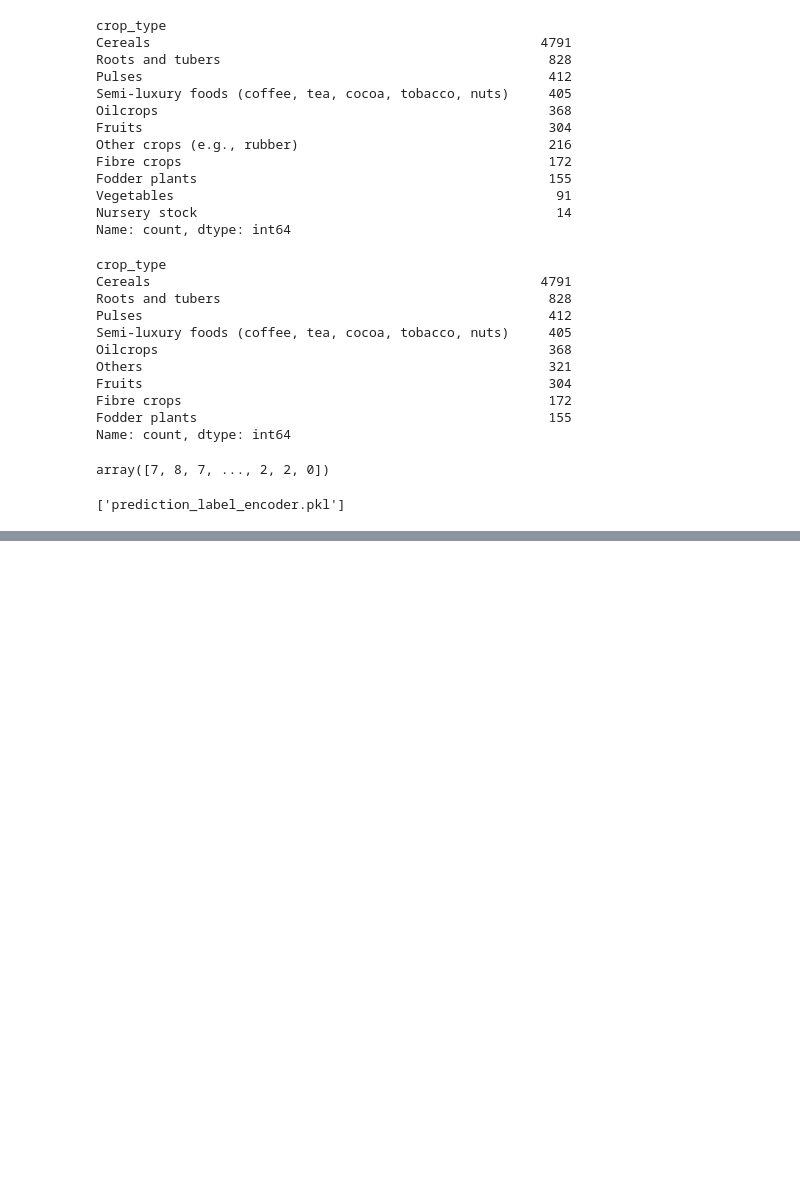
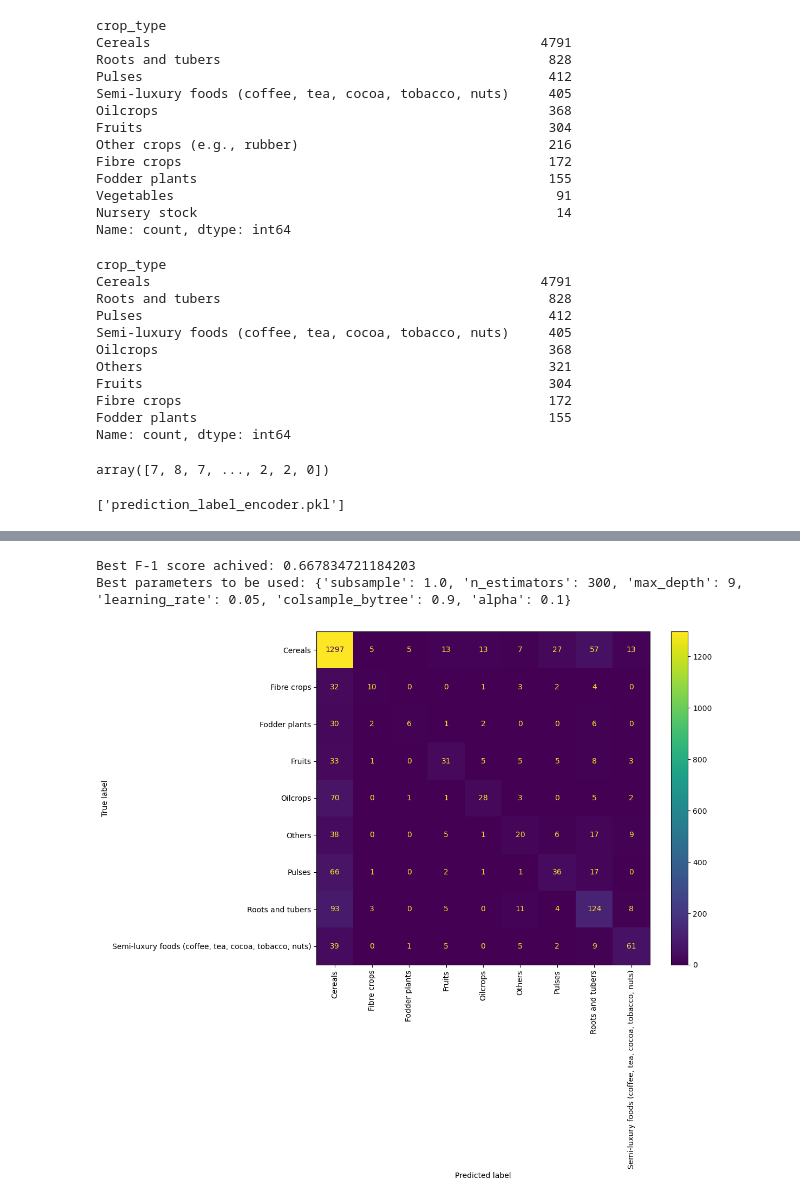
Before and after one commit to naythe10/nathan-crop-predictor-demo, a Jupyter notebook: ml_training.ipynb, the cells around one changed output, grey strips where cells are left out. Cells and saved outputs as stored; diff of their text form; code cells hidden in the pictures; blank space fills up the shorter version.

```diff
--- a/ml_training.ipynb
+++ b/ml_training.ipynb
@@ -386,0 +446,27 @@ joblib.dump(le, 'prediction_label_encoder.pkl')
+# %%
+#Hyperparameter tuning
+from sklearn.model_selection import RandomizedSearchCV
+params = {
+    'n_estimators': [100, 200, 300, 500],
+    'max_depth': [3, 5, 7, 9],
+    'learning_rate': [0.01, 0.05, 0.1, 0.2],
+    'alpha': [0, 0.1, 0.5, 1],
+    'subsample': [0.8, 0.9, 1.0],
+    'colsample_bytree': [0.8, 0.9, 1.0]
+}
+# %%
+base_model = XGBClassifier(objective= 'multi:softprob', random_state = 42)
+
+random_search = RandomizedSearchCV(
+    estimator = model,
+    param_distributions= params,
+    n_iter= 20,
+    scoring='f1_weighted',
+    cv=3,
+    verbose= 2,
+    random_state= 42,
+    n_jobs= -1
+)
+# %%
+print("HPT initializeing...")
+random_search.fit(x_train, y_train)
@@ -386,0 +493,20 @@ joblib.dump(le, 'prediction_label_encoder.pkl')
+# %%
+print(f"Best F-1 score achived: {random_search.best_score_}")
+print(f"Best parameters to be used: {random_search.best_params_}")
+# %% [output]
+Best F-1 score achived: 0.667834721184203
+Best parameters to be used: {'subsample': 1.0, 'n_estimators': 300, 'max_depth': 9, 'learning_rate': 0.05, 'colsample_bytree': 0.9, 'alpha': 0.1}
+# %%
+best_model = random_search.best_estimator_
+# %%
+fig, ax = plt.subplots(figsize= (10,8))
+ConfusionMatrixDisplay.from_estimator(
+    best_model, x_test, y_test,
+    display_labels= le.classes_,
+    xticks_rotation= 'vertical',
+    ax= ax
+)
+
+plt.show()
+# %% [output]
+[figure, added]
```
Also changed, not shown: parts of 21 cells of this notebook, 3 other files.
